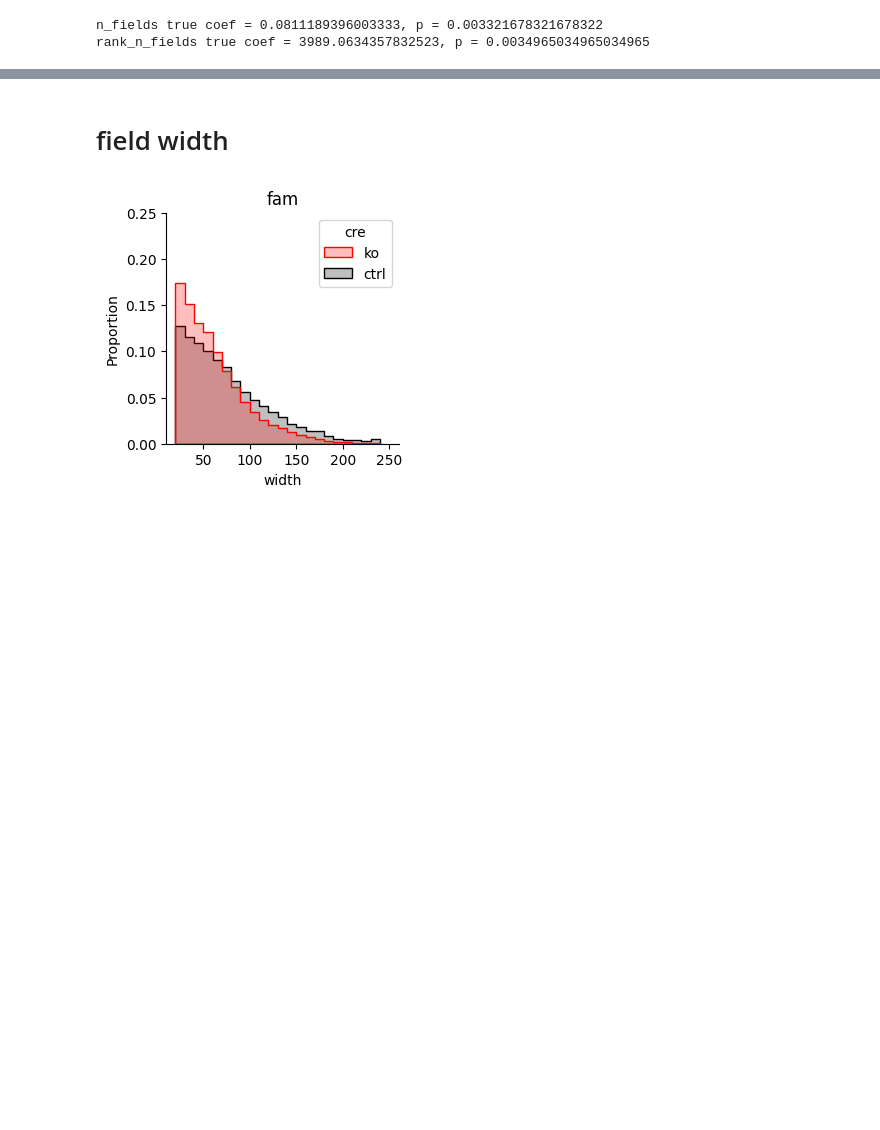
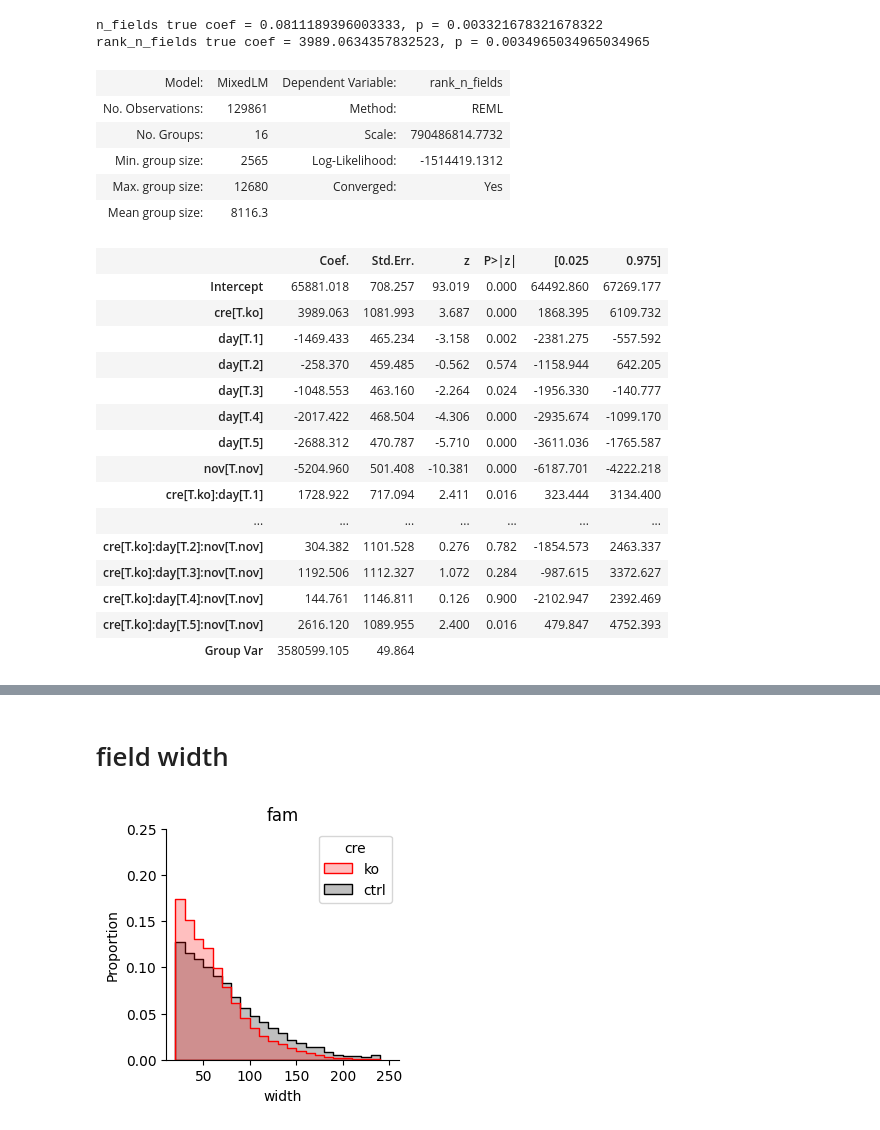
Before and after one commit to GiocomoLab/STX3KO_analyses, a Jupyter notebook: notebooks/figure3/place_field_comparisons.ipynb, the cells around one changed output, grey strips where cells are left out. Cells and saved outputs as stored; diff of their text form; code cells hidden in the pictures; blank space fills up the shorter version.

Commit message:
printing model details

```diff
--- a/notebooks/figure3/place_field_comparisons.ipynb
+++ b/notebooks/figure3/place_field_comparisons.ipynb
@@ -198,3 +198,29 @@ for stat in model_shuff_results.keys():
 # %% [output]
 n_fields true coef = 0.0811189396003333, p = 0.003321678321678322
 rank_n_fields true coef = 3989.0634357832523, p = 0.0034965034965034965
+# %%
+mdl = model_shuff_results['rank_n_fields']['true_model']
+mdl.summary()
+# %% [output]
+| Model: | MixedLM | Dependent Variable: | rank_n_fields |
+| No. Observations: | 129861 | Method: | REML |
+| No. Groups: | 16 | Scale: | 790486814.7732 |
+| Min. group size: | 2565 | Log-Likelihood: | -1514419.1312 |
+| Max. group size: | 12680 | Converged: | Yes |
+| Mean group size: | 8116.3 |  |  |
+|  | Coef. | Std.Err. | z | P>|z| | [0.025 | 0.975] |
+| Intercept | 65881.018 | 708.257 | 93.019 | 0.000 | 64492.860 | 67269.177 |
+| cre[T.ko] | 3989.063 | 1081.993 | 3.687 | 0.000 | 1868.395 | 6109.732 |
+| day[T.1] | -1469.433 | 465.234 | -3.158 | 0.002 | -2381.275 | -557.592 |
+| day[T.2] | -258.370 | 459.485 | -0.562 | 0.574 | -1158.944 | 642.205 |
+| day[T.3] | -1048.553 | 463.160 | -2.264 | 0.024 | -1956.330 | -140.777 |
+| day[T.4] | -2017.422 | 468.504 | -4.306 | 0.000 | -2935.674 | -1099.170 |
+| day[T.5] | -2688.312 | 470.787 | -5.710 | 0.000 | -3611.036 | -1765.587 |
+| nov[T.nov] | -5204.960 | 501.408 | -10.381 | 0.000 | -6187.701 | -4222.218 |
+| cre[T.ko]:day[T.1] | 1728.922 | 717.094 | 2.411 | 0.016 | 323.444 | 3134.400 |
+| ... | ... | ... | ... | ... | ... | ... |
+| cre[T.ko]:day[T.2]:nov[T.nov] | 304.382 | 1101.528 | 0.276 | 0.782 | -1854.573 | 2463.337 |
+| cre[T.ko]:day[T.3]:nov[T.nov] | 1192.506 | 1112.327 | 1.072 | 0.284 | -987.615 | 3372.627 |
+| cre[T.ko]:day[T.4]:nov[T.nov] | 144.761 | 1146.811 | 0.126 | 0.900 | -2102.947 | 2392.469 |
+| cre[T.ko]:day[T.5]:nov[T.nov] | 2616.120 | 1089.955 | 2.400 | 0.016 | 479.847 | 4752.393 |
+| Group Var | 3580599.105 | 49.864 |  |  |  |  |
```
Also changed, not shown: parts of 7 cells of this notebook, 5 other files.
